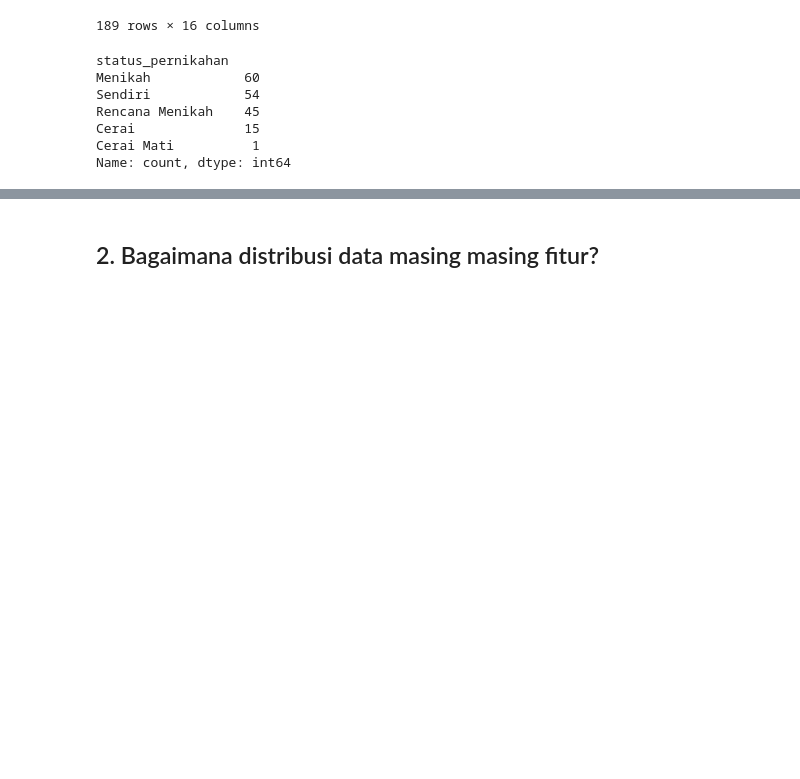
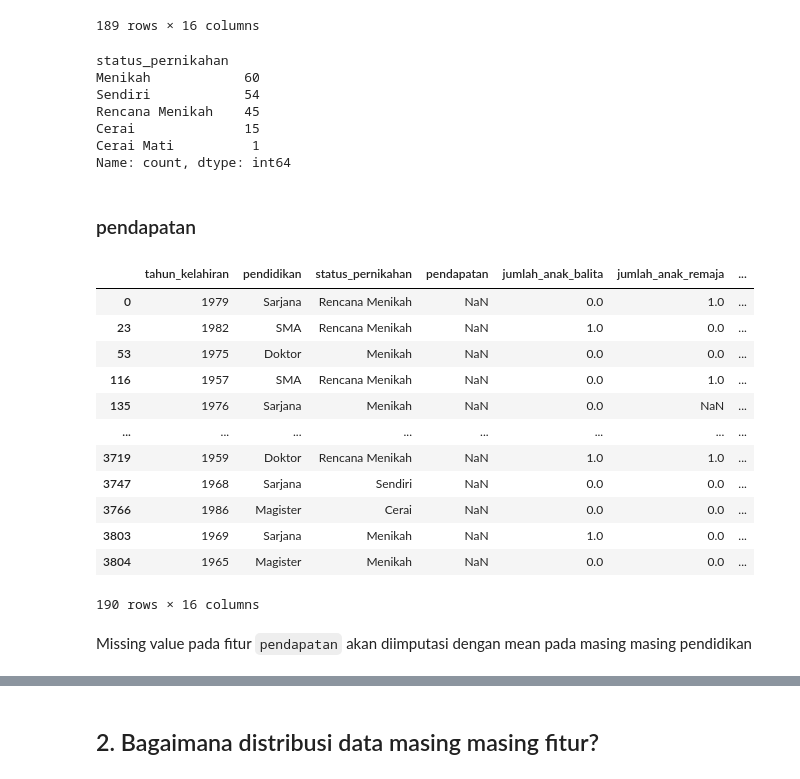
Before and after one commit to azizriza1210/Karpet-Biru, a Jupyter notebook: bismillah.ipynb, the cells around one changed output, grey strips where cells are left out. Drawn from its saved outputs; the diff is of its cells as text; code cells hidden in the pictures; blank space fills up the shorter version.

```diff
--- a/bismillah.ipynb
+++ b/bismillah.ipynb
@@ -200,3 +143,24 @@ Rencana Menikah    45
 Cerai              15
 Cerai Mati          1
 Name: count, dtype: int64
+# %% [markdown]
+### pendapatan
+# %%
+ms_1 = df_train[df_train['pendapatan'].isna()]
+ms_1
+# %% [output]
+|  | tahun_kelahiran | pendidikan | status_pernikahan | pendapatan | jumlah_anak_balita | jumlah_anak_remaja | ... |
+| 0 | 1979 | Sarjana | Rencana Menikah | NaN | 0.0 | 1.0 | ... |
+| 23 | 1982 | SMA | Rencana Menikah | NaN | 1.0 | 0.0 | ... |
+| 53 | 1975 | Doktor | Menikah | NaN | 0.0 | 0.0 | ... |
+| 116 | 1957 | SMA | Rencana Menikah | NaN | 0.0 | 1.0 | ... |
+| 135 | 1976 | Sarjana | Menikah | NaN | 0.0 | NaN | ... |
+| ... | ... | ... | ... | ... | ... | ... | ... |
+| 3719 | 1959 | Doktor | Rencana Menikah | NaN | 1.0 | 1.0 | ... |
+| 3747 | 1968 | Sarjana | Sendiri | NaN | 0.0 | 0.0 | ... |
+| 3766 | 1986 | Magister | Cerai | NaN | 0.0 | 0.0 | ... |
+| 3803 | 1969 | Sarjana | Menikah | NaN | 1.0 | 0.0 | ... |
+| 3804 | 1965 | Magister | Menikah | NaN | 0.0 | 0.0 | ... |
+190 rows × 16 columns
+# %% [markdown]
+Missing value pada fitur `pendapatan` akan diimputasi dengan mean pada masing masing pendidikan
```
Also changed, not shown: parts of 32 cells of this notebook.
